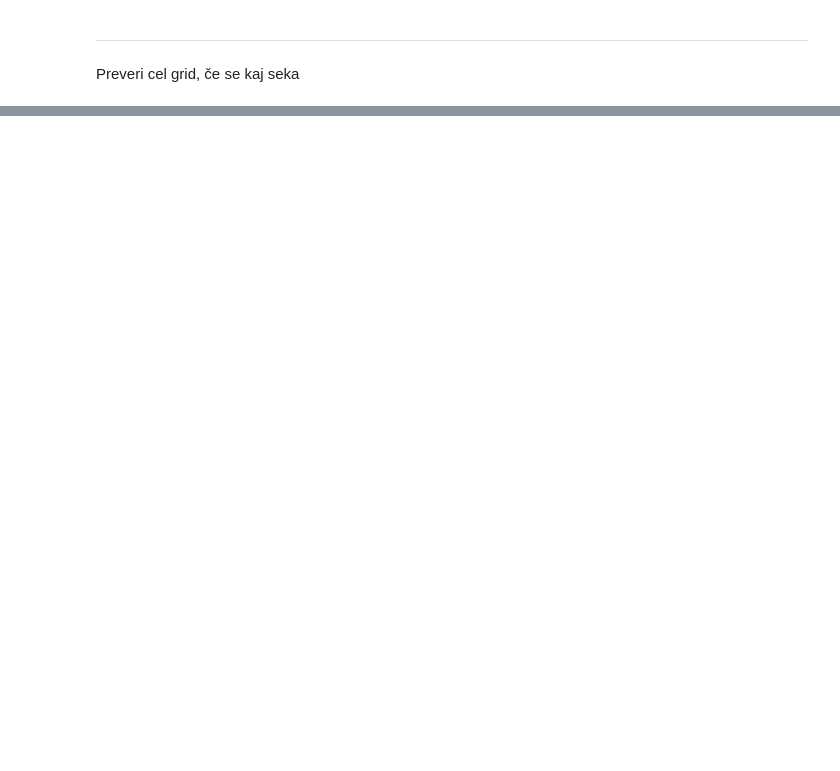
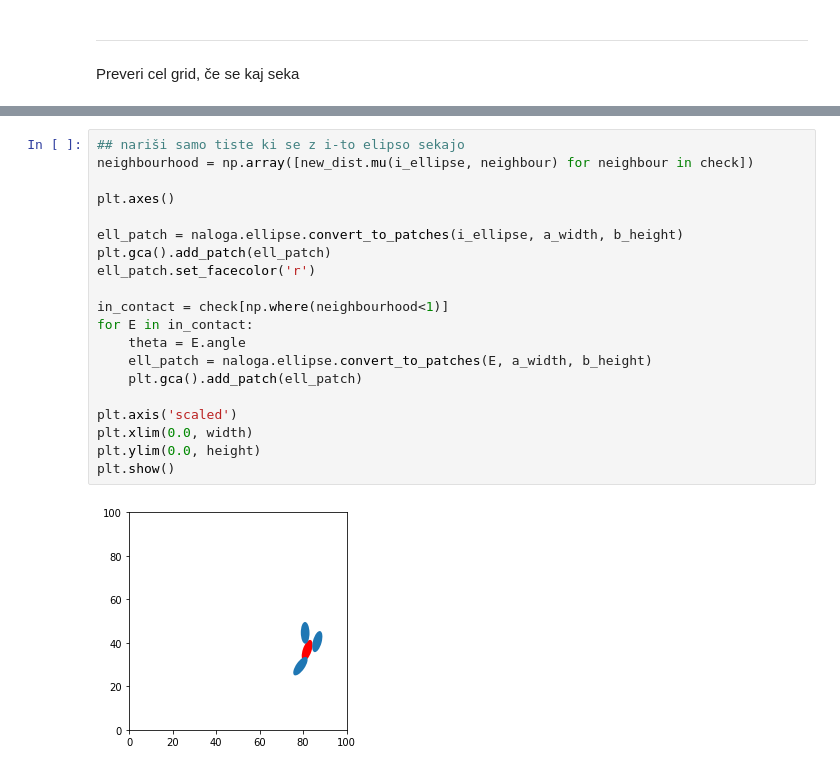
Before and after one commit to tinaaah/magistrska, a Jupyter notebook: test.ipynb, the cells around one changed output, grey strips where cells are left out. Cells and saved outputs as stored; diff of their text form; blank space fills up the shorter version.

```diff
--- a/test.ipynb
+++ b/test.ipynb
@@ -211,0 +128,22 @@ plt.show()
+# %%
+## nariši samo tiste ki se z i-to elipso sekajo
+neighbourhood = np.array([new_dist.mu(i_ellipse, neighbour) for neighbour in check])
+
+plt.axes()
+
+ell_patch = naloga.ellipse.convert_to_patches(i_ellipse, a_width, b_height)
+plt.gca().add_patch(ell_patch)
+ell_patch.set_facecolor('r')
+
+in_contact = check[np.where(neighbourhood<1)]
+for E in in_contact:
+    theta = E.angle
+    ell_patch = naloga.ellipse.convert_to_patches(E, a_width, b_height)
+    plt.gca().add_patch(ell_patch)
+
+plt.axis('scaled')
+plt.xlim(0.0, width)
+plt.ylim(0.0, height)
+plt.show()
+# %% [output]
+[figure, added]
```
Also changed, not shown: parts of 24 cells of this notebook.
